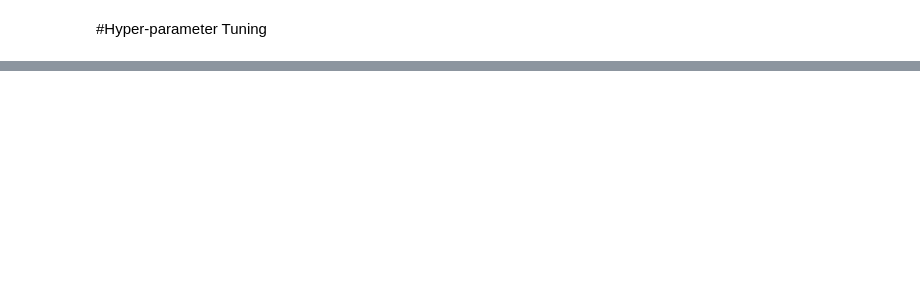
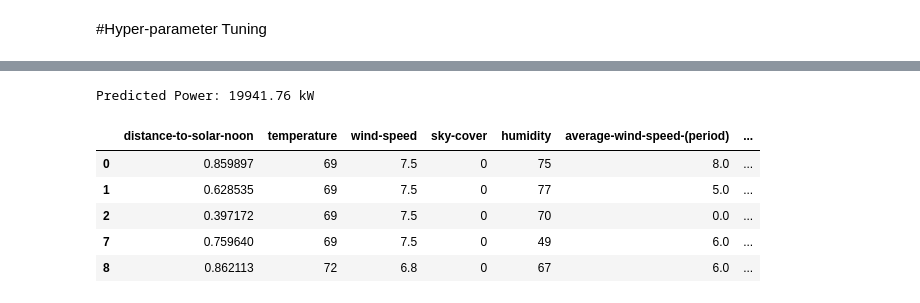
Before and after one commit to rizz045/Solar-Power-Generation-Prediction-Using-ML-Regression-Techniques, a Jupyter notebook: Solar_Power_Generation_Prediction Using_Regression.ipynb, the cells around one changed output, grey strips where cells are left out. Drawn from its saved outputs; the diff is of its cells as text; code cells hidden in the pictures; blank space fills up the shorter version.

```diff
--- a/Solar_Power_Generation_Prediction Using_Regression.ipynb
+++ b/Solar_Power_Generation_Prediction Using_Regression.ipynb
@@ -1412,0 +1101,40 @@ Stacking Ensemble MAE: 1555.5530349840358
+# %%
+import joblib
+import numpy as np
+import pandas as pd
+
+# Load the saved pipeline
+model = joblib.load("/content/Model.pkl")
+
+# Define input as a dict with correct column names
+# 0.628535	69	7.5	0	77	5.0	29.85	0.469472	0.882948
+input_dict = {
+    'distance-to-solar-noon': [0.169297],
+    'temperature': [65],
+    'wind-speed': [11.1],
+    'sky-cover': [3],
+    'humidity': [57],
+    'average-wind-speed-(period)': [7.0],
+    'average-pressure-(period)': [30.01],
+    'wind_dir_sin': [0.469472],
+    'wind_dir_cos': [0.882948]
+}
+
+# Convert to DataFrame
+input_df = pd.DataFrame(input_dict)
+
+# Predict
+predicted_power = model.predict(input_df)
+
+print(f"Predicted Power: {predicted_power[0]:.2f} kW")
+# %% [output]
+Predicted Power: 19941.76 kW
+# %%
+x.head()
+# %% [output]
+|  | distance-to-solar-noon | temperature | wind-speed | sky-cover | humidity | average-wind-speed-(period) | ... |
+| 0 | 0.859897 | 69 | 7.5 | 0 | 75 | 8.0 | ... |
+| 1 | 0.628535 | 69 | 7.5 | 0 | 77 | 5.0 | ... |
+| 2 | 0.397172 | 69 | 7.5 | 0 | 70 | 0.0 | ... |
+| 7 | 0.759640 | 69 | 7.5 | 0 | 49 | 6.0 | ... |
+| 8 | 0.862113 | 72 | 6.8 | 0 | 67 | 6.0 | ... |
```
Also changed, not shown: parts of 66 cells of this notebook.
